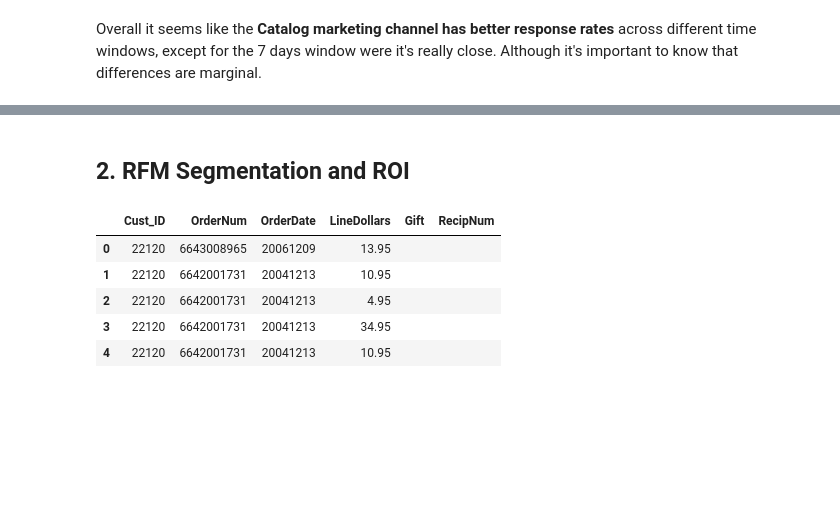
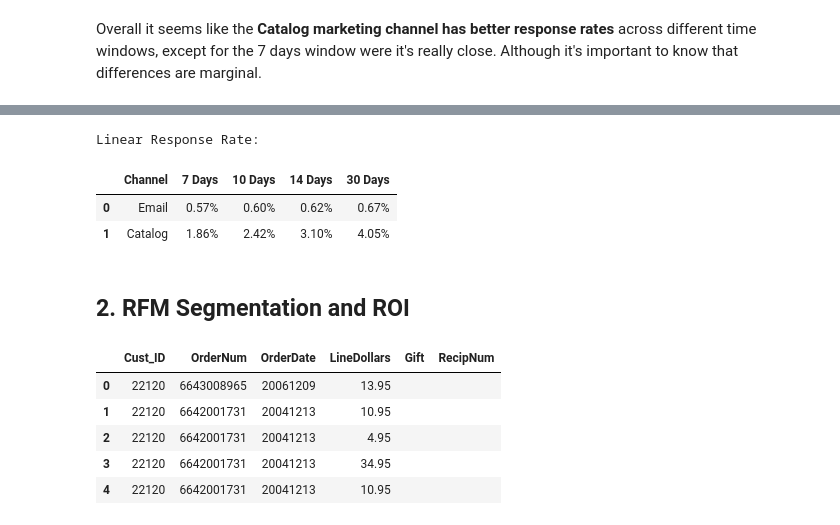
Before and after one commit to YassineOudghiri/dma-group-assignment-1, a Jupyter notebook: code.ipynb, the cells around one changed output, grey strips where cells are left out. Drawn from its saved outputs; the diff is of its cells as text; code cells hidden in the pictures; blank space fills up the shorter version.

Commit message:
New attribution models: time decay and linear

```diff
--- a/code.ipynb
+++ b/code.ipynb
@@ -323,3 +407,44 @@ In terms of business decision making, we will have to explore other factors to d
+# %%
+# Calculate linear response rate for email and catalog contacts sent within 7 days
+response_rate_linear_email_7 = calculate_linear_response_rate(contact_e, order_sub, 'email', 7)
+response_rate_linear_catalog_7 = calculate_linear_response_rate(contact_c, order_sub, 'catalog', 7)
+
+# Calculate linear response rate for email and catalog contacts sent within 10 days
+response_rate_linear_email_10 = calculate_linear_response_rate(contact_e, order_sub, 'email', 10)
+response_rate_linear_catalog_10 = calculate_linear_response_rate(contact_c, order_sub, 'catalog', 10)
+
+# Calculate linear response rate for email and catalog contacts sent within 14 days
+response_rate_linear_email_14 = calculate_linear_response_rate(contact_e, order_sub, 'email', 14)
+response_rate_linear_catalog_14 = calculate_linear_response_rate(contact_c, order_sub, 'catalog', 14)
+
+# Calculate linear response rate for email and catalog contacts sent within 30 days
+response_rate_linear_email_30 = calculate_linear_response_rate(contact_e, order_sub, 'email', 30)
+response_rate_linear_catalog_30 = calculate_linear_response_rate(contact_c, order_sub, 'catalog', 30)
+
+# Format these results in a nice table. For each window, make whoever has the highest response rate stand out.
+response_rate_linear_data = {
+    'Channel': ['Email', 'Catalog'],
+    '7 Days': [response_rate_linear_email_7, response_rate_linear_catalog_7],
+    '10 Days': [response_rate_linear_email_10, response_rate_linear_catalog_10],
+    '14 Days': [response_rate_linear_email_14, response_rate_linear_catalog_14],
+    '30 Days': [response_rate_linear_email_30, response_rate_linear_catalog_30]
+}
+
+# Percentage formatting
+for col in ['7 Days', '10 Days', '14 Days', '30 Days']:
+    response_rate_linear_data[col] = [f"{rate:.2%}" for rate in response_rate_linear_data[col]]
+
+# Create DataFrame
+response_rate_linear_df = pd.DataFrame(response_rate_linear_data)
+
+# Display the DataFrame
+print("Linear Response Rate:")
+response_rate_linear_df
+# %% [output]
+Linear Response Rate:
+|  | Channel | 7 Days | 10 Days | 14 Days | 30 Days |
+| 0 | Email | 0.57% | 0.60% | 0.62% | 0.67% |
+| 1 | Catalog | 1.86% | 2.42% | 3.10% | 4.05% |
 # %% [markdown]
 ## __2. RFM Segmentation and ROI__
 # %%
```
Also changed, not shown: parts of 14 cells of this notebook.
